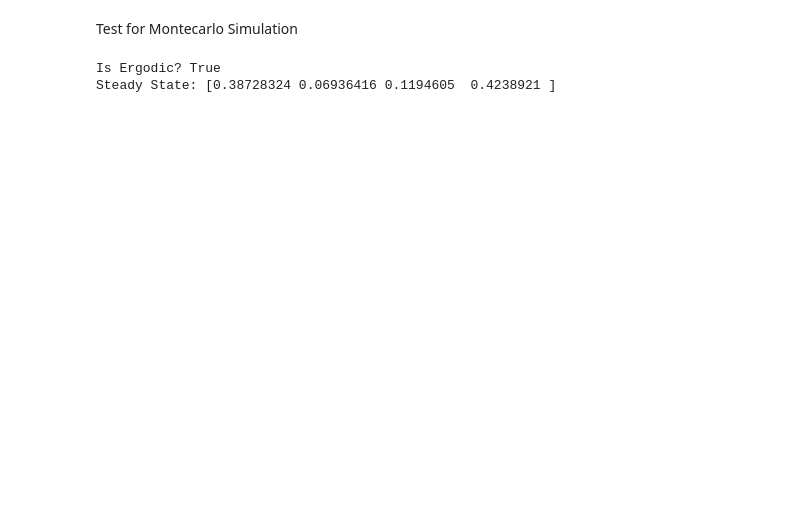
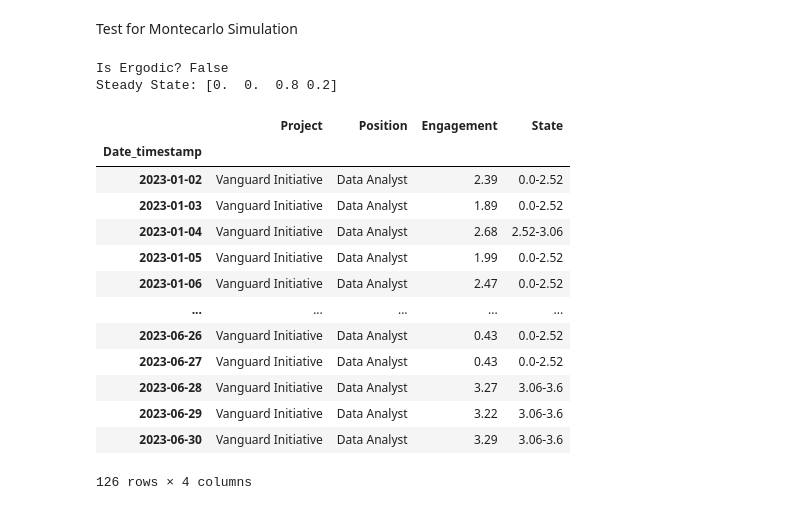
Before and after one commit to Emilio-Mtz-bit/Globant_Reto, a Jupyter notebook: scripts/Final_Model.ipynb, the cells around one changed output. Cells and saved outputs as stored; diff of their text form; code cells hidden in the pictures; blank space fills up the shorter version.

```diff
--- a/scripts/Final_Model.ipynb
+++ b/scripts/Final_Model.ipynb
@@ -155,24 +156,43 @@ Plot_Random_Walk(next_step_dist, labels)
 Test for Montecarlo Simulation
 # %%
 my_filters = {
-    "Position": "Visual Designer",
+    "Project": "Vanguard Initiative",
+    "Position": "Data Analyst"
 }
 
 
-prueba = Filtered_Data(data,['Position'],my_filters)
+prueba = Filtered_Data(data,['Project','Position'],my_filters)
 
 data_discret, labels = Discretize(prueba,quantiles)
 
-data_train_discret = data_discret.iloc[:95].copy()
-data_test_discret = data_discret.iloc[95:].copy()
+train_size = int(len(data_discret) * 0.8)
+data_train_discret = data_discret.iloc[:train_size].copy()
+data_test_discret = data_discret.iloc[train_size:].copy()
 
 sparse_matrix, prob_matrix = Probability_Matrix(data_train_discret,labels)
+
 
 mc = dtmc.MarkovChain(prob_matrix, states=labels.tolist())
 
 print(f"Is Ergodic? {mc.is_ergodic}")
 print(f"Steady State: {mc.steady_states[0]}")
+
+data_discret
 # %% [output]
-Is Ergodic? True
-Steady State: [0.38728324 0.06936416 0.1194605  0.4238921 ]
+Is Ergodic? False
+Steady State: [0.  0.  0.8 0.2]
+|  | Project | Position | Engagement | State |
+| Date_timestamp |  |  |  |  |
+| 2023-01-02 | Vanguard Initiative | Data Analyst | 2.39 | 0.0-2.52 |
+| 2023-01-03 | Vanguard Initiative | Data Analyst | 1.89 | 0.0-2.52 |
+| 2023-01-04 | Vanguard Initiative | Data Analyst | 2.68 | 2.52-3.06 |
+| 2023-01-05 | Vanguard Initiative | Data Analyst | 1.99 | 0.0-2.52 |
+| 2023-01-06 | Vanguard Initiative | Data Analyst | 2.47 | 0.0-2.52 |
+| ... | ... | ... | ... | ... |
+| 2023-06-26 | Vanguard Initiative | Data Analyst | 0.43 | 0.0-2.52 |
+| 2023-06-27 | Vanguard Initiative | Data Analyst | 0.43 | 0.0-2.52 |
+| 2023-06-28 | Vanguard Initiative | Data Analyst | 3.27 | 3.06-3.6 |
+| 2023-06-29 | Vanguard Initiative | Data Analyst | 3.22 | 3.06-3.6 |
+| 2023-06-30 | Vanguard Initiative | Data Analyst | 3.29 | 3.06-3.6 |
+126 rows × 4 columns
 # %%
```
Also changed, not shown: parts of 8 cells of this notebook, 4 other files.
